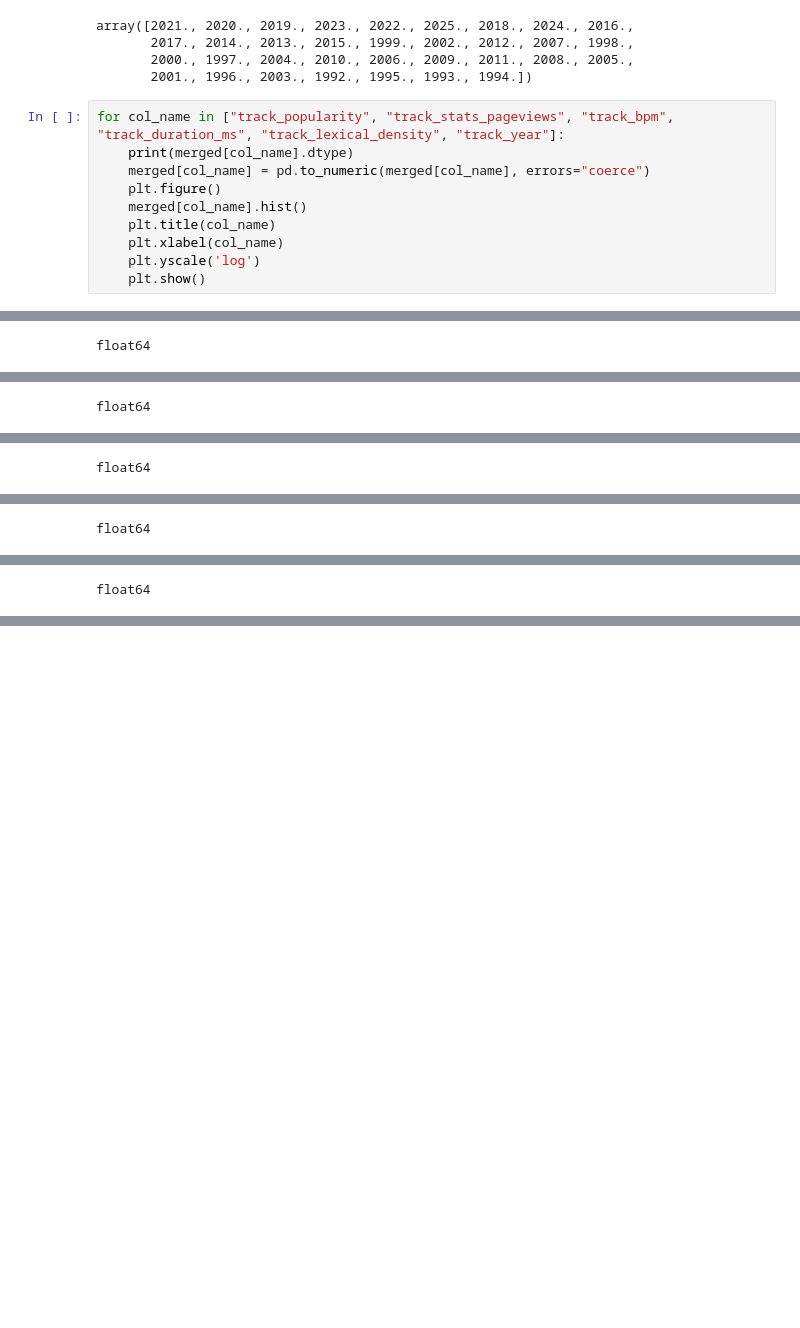
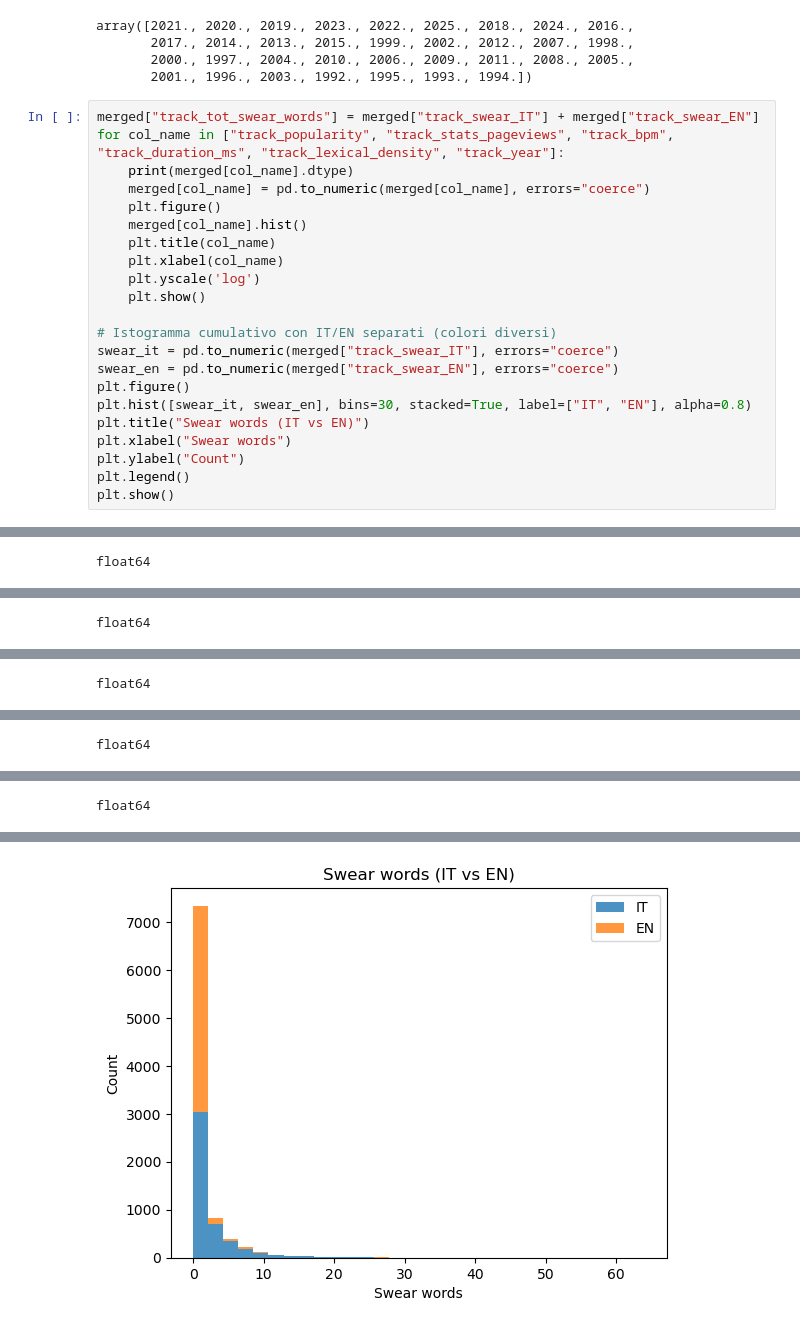
Before and after one commit to Ludovico1104/Progetto-I2ML, a Jupyter notebook: prova.ipynb, the cells around one changed output, grey strips where cells are left out. Cells and saved outputs as stored; diff of their text form; blank space fills up the shorter version.

```diff
--- a/prova.ipynb
+++ b/prova.ipynb
@@ -252,25 +252,38 @@ array([2021., 2020., 2019., 2023., 2022., 2025., 2018., 2024., 2016.,
        2000., 1997., 2004., 2010., 2006., 2009., 2011., 2008., 2005.,
        2001., 1996., 2003., 1992., 1995., 1993., 1994.])
 # %%
+merged["track_tot_swear_words"] = merged["track_swear_IT"] + merged["track_swear_EN"]
 for col_name in ["track_popularity", "track_stats_pageviews", "track_bpm", "track_duration_ms", "track_lexical_density", "track_year"]:
     print(merged[col_name].dtype)
     merged[col_name] = pd.to_numeric(merged[col_name], errors="coerce")
     plt.figure()
     merged[col_name].hist()
     plt.title(col_name)
     plt.xlabel(col_name)
     plt.yscale('log')
     plt.show()
+
+# Istogramma cumulativo con IT/EN separati (colori diversi)
+swear_it = pd.to_numeric(merged["track_swear_IT"], errors="coerce")
+swear_en = pd.to_numeric(merged["track_swear_EN"], errors="coerce")
+plt.figure()
+plt.hist([swear_it, swear_en], bins=30, stacked=True, label=["IT", "EN"], alpha=0.8)
+plt.title("Swear words (IT vs EN)")
+plt.xlabel("Swear words")
+plt.ylabel("Count")
+plt.legend()
+plt.show()
 # %% [output]
 float64
 [figure]
 float64
 [figure]
 float64
 [figure]
 float64
 [figure]
 float64
 [figure]
 float64
 [figure]
+[figure, added]
```
